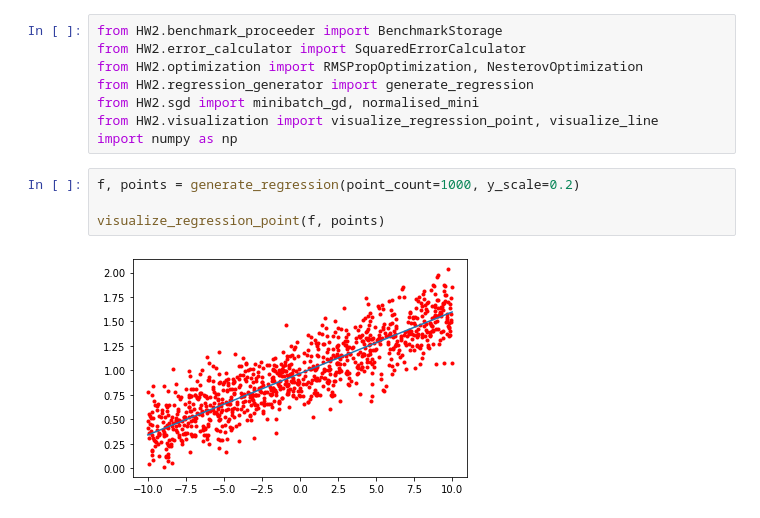
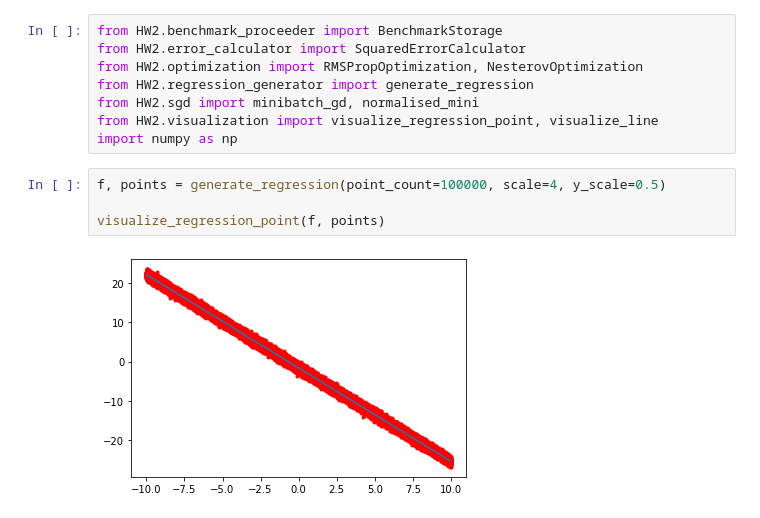
Before and after one commit to EasySocHacks/Optimization-Methods-IFMO, a Jupyter notebook: HW2/research.ipynb, the cells around one changed output. Cells and saved outputs as stored; diff of their text form.

```diff
--- a/HW2/research.ipynb
+++ b/HW2/research.ipynb
@@ -7,11 +7,11 @@ from HW2.sgd import minibatch_gd, normalised_mini
 from HW2.visualization import visualize_regression_point, visualize_line
 import numpy as np
 # %%
-f, points = generate_regression(point_count=1000, y_scale=0.2)
+f, points = generate_regression(point_count=100000, scale=4, y_scale=0.5)
 
 visualize_regression_point(f, points)
 # %% [output]
-[figure, old version]
+[figure, new version]
 # %%
 storage = BenchmarkStorage()
 index = storage.add_benchmark_config()
```
Also changed, not shown: parts of 6 cells of this notebook, 2 other files.
